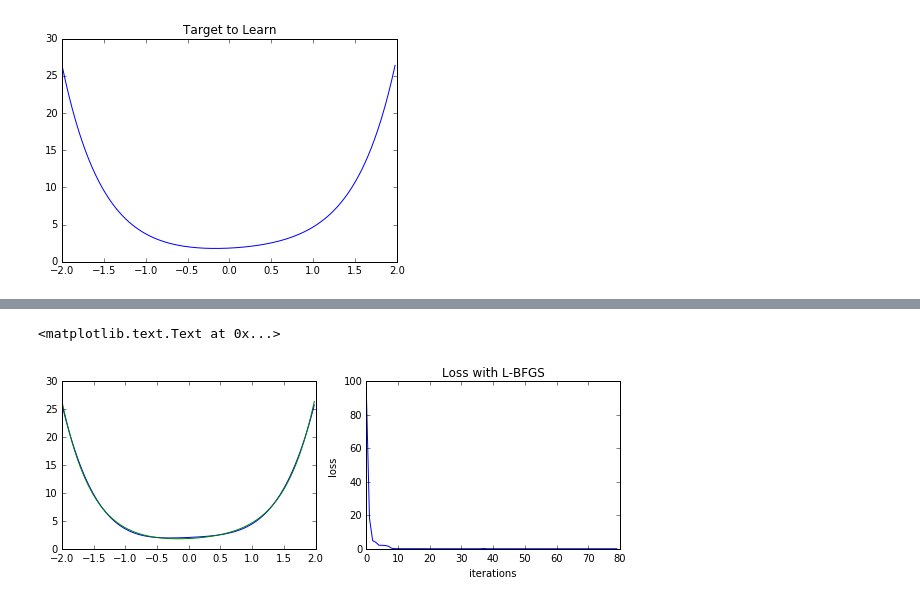
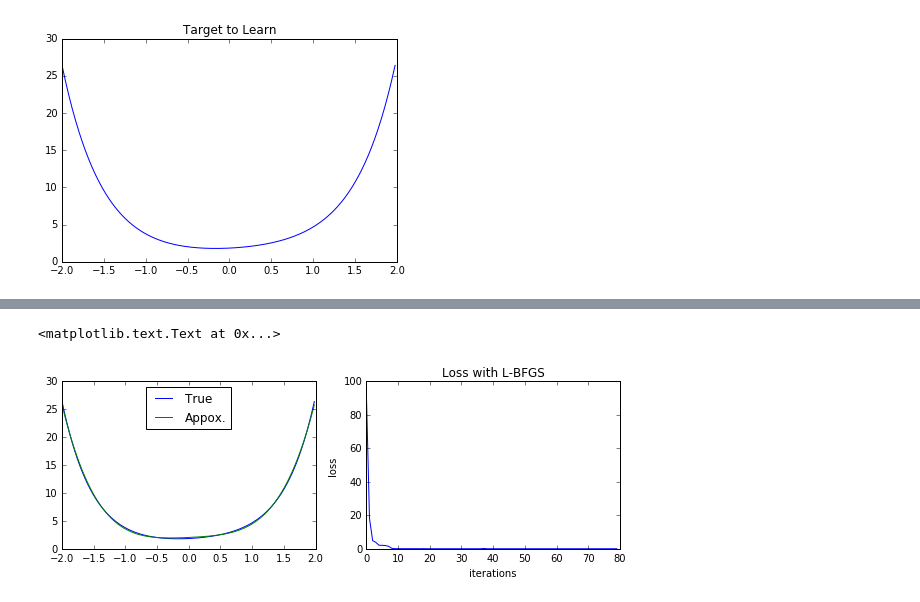
Before and after one commit to neuroailab/psych253, a Jupyter notebook: Lecture9.ipynb, the cells around one changed output, grey strips where cells are left out. Saved outputs shown, nothing was run; the diff lists cells and outputs as text; code cells hidden in the pictures.

```diff
--- a/Lecture9.ipynb
+++ b/Lecture9.ipynb
@@ -938,8 +941,9 @@ sess.run(assign_op)
 
 plt.figure(figsize=(10, 3))
 plt.subplot(1, 2, 1)
-plt.plot(xval, sess.run(polynomial_model, feed_dict={x:xval}))
-plt.plot(xval, yval)
+plt.plot(xval, yval, label='True')
+plt.plot(xval, sess.run(polynomial_model, feed_dict={x:xval}), label='Appox.')
+plt.legend(loc='upper center')
 
 plt.subplot(1, 2, 2)
 plt.plot(losses)
@@ -974,32 +978,33 @@ def func_loss_with_grad(vals):
 # %%
 #Ok, so let's see what happens with L-BFGS
 losses = []
 result = minimize(func_loss_with_grad,
                   x0=np.zeros(6),
                   method='L-BFGS-B',
                   jac=True  #<-- meaning, we're telling minimizer
                             #to use the derivative info -- the so-called
                             #"jacobian"
                  )
 
 x0 = result.x
 assign_op = tf.assign(coefficients, x0)
 sess.run(assign_op)
 
 plt.figure(figsize=(10, 3))
 plt.subplot(1, 2, 1)
-plt.plot(xval, sess.run(polynomial_model, feed_dict={x:xval}))
-plt.plot(xval, yval)
+plt.plot(xval, yval, label='True')
+plt.plot(xval, sess.run(polynomial_model, feed_dict={x:xval}), label='Appox.')
+plt.legend(loc='upper center')
 
 plt.subplot(1, 2, 2)
 plt.plot(losses)
 plt.xlabel('iterations')
 plt.ylabel('loss')
 plt.title('Loss with L-BFGS')
 
 #substantially better than the non-derivative-based method
 #-- fewer interations are needed, loss curve is stabler, and final
 #results are better
 # %% [output]
 <matplotlib.text.Text at 0x...>
-[figure, old version]
+[figure, new version]
```
Also changed, not shown: parts of 4 cells of this notebook.
